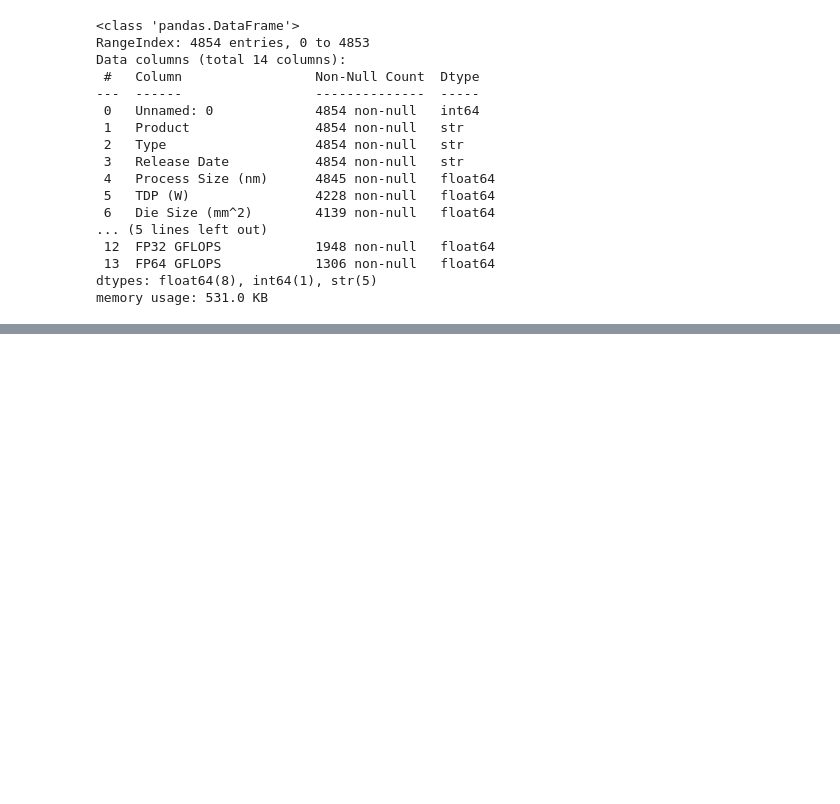
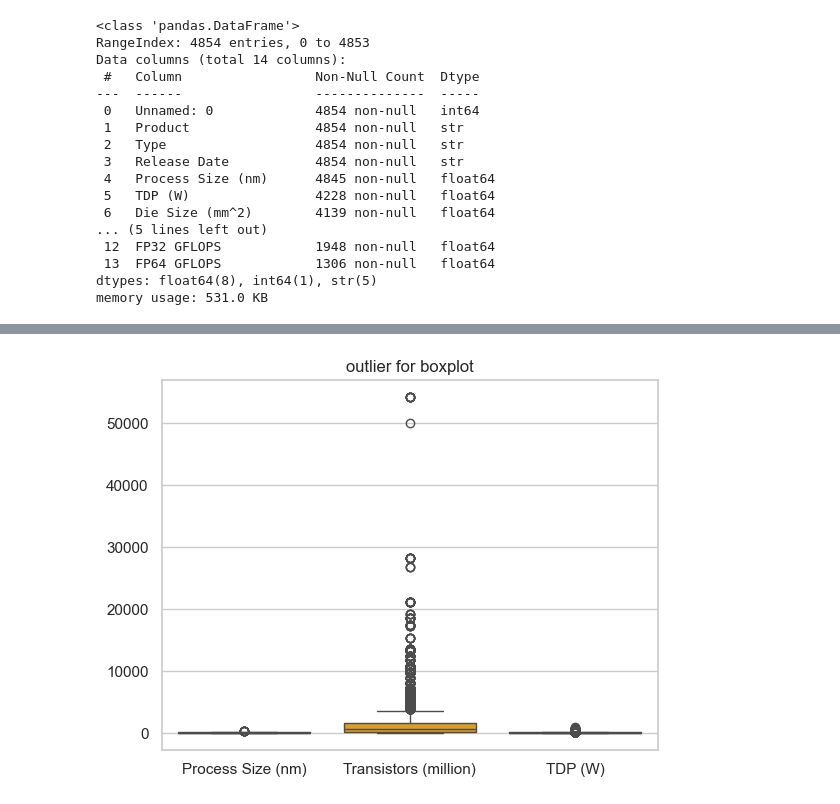
Before and after one commit to mukulvaths9999-create/CPU_ANALYSIS, a Jupyter notebook: CPU ANALYSIS.ipynb, the cells around one changed output, grey strips where cells are left out. Drawn from its saved outputs; the diff is of its cells as text; code cells hidden in the pictures; blank space fills up the shorter version.

```diff
--- a/CPU ANALYSIS.ipynb
+++ b/CPU ANALYSIS.ipynb
@@ -142,0 +85,9 @@ df[df["Product"]== "Intel HD Graphics" ]
+# %%
+num_col=["Process Size (nm)","Transistors (million)","TDP (W)"]
+fig,axes=plt.subplot
+sns.boxplot(df[num_col],color="orange")
+plt.tight_layout
+plt.title("outlier for boxplot")
+plt.show()
+# %% [output]
+[figure, added]
```
Also changed, not shown: parts of 14 cells of this notebook.
